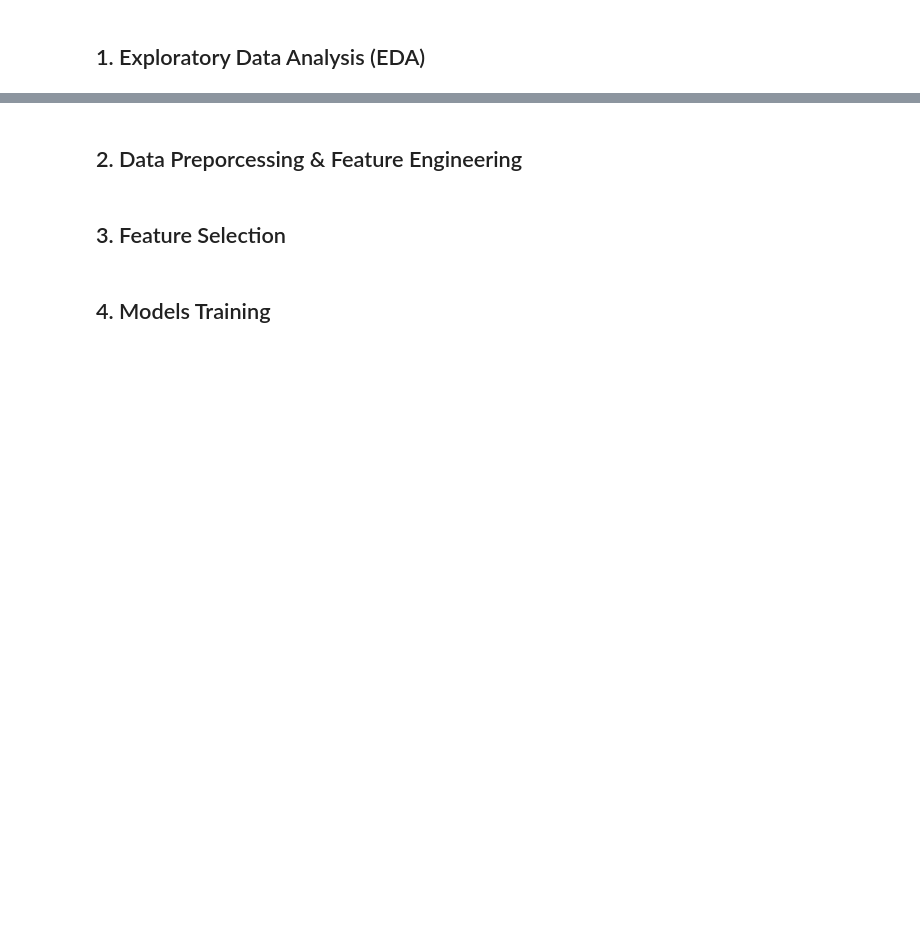
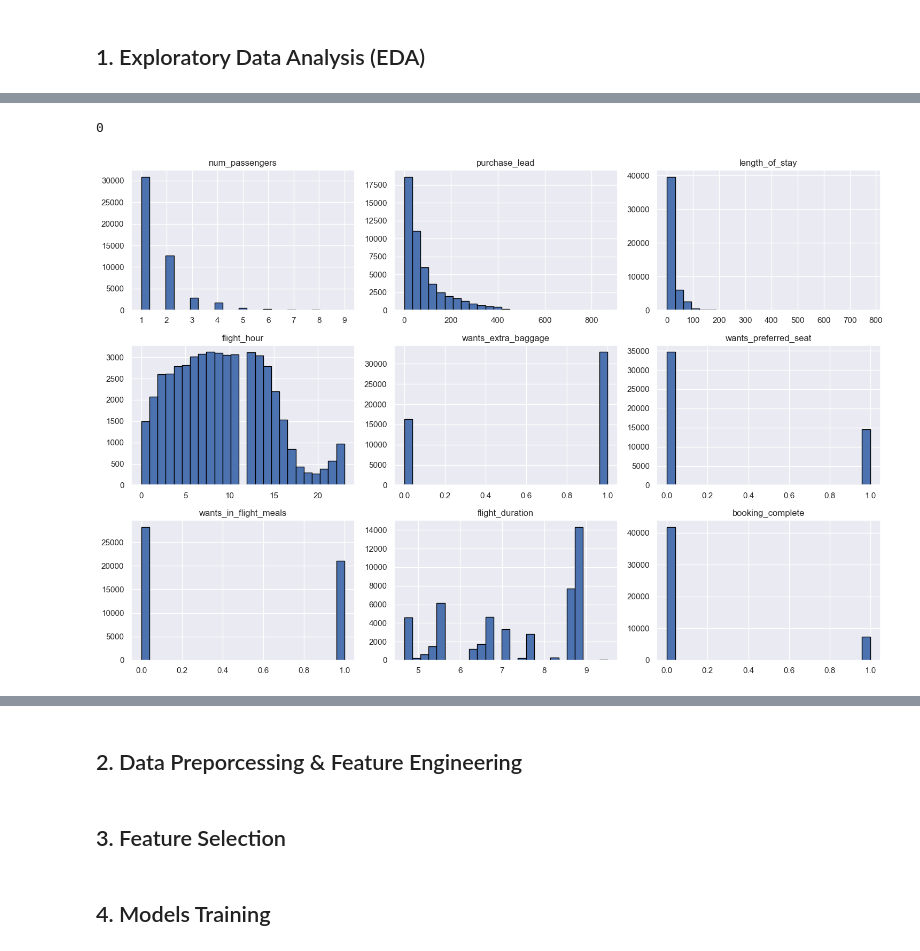
Before and after one commit to IchfanKurniawan/british-airways-intern-project-customer-prediction, a Jupyter notebook: code/british-airways-task-2.ipynb, the cells around one changed output, grey strips where cells are left out. Drawn from its saved outputs; the diff is of its cells as text; code cells hidden in the pictures; blank space fills up the shorter version.

```diff
--- a/code/british-airways-task-2.ipynb
+++ b/code/british-airways-task-2.ipynb
@@ -64,3 +70,18 @@ With your predictive model, it is important to interpret the results in order to
 ---
 # %% [markdown]
 ## <span id=1> 1. Exploratory Data Analysis (EDA)</span>
+# %%
+import numpy as np
+import pandas as pd
+import matplotlib.pyplot as plt
+import seaborn as sns
+import pickle
+import joblib
+
+pd.pandas.set_option('display.max_columns', None)
+pd.options.display.float_format = "{:.3f}".format
+sns.set()
+# %%
+original = pd.read_csv('..\dataset\customer_booking.csv', encoding='latin1')
+df = original.copy()
+df.head()
@@ -66,0 +231,26 @@ With your predictive model, it is important to interpret the results in order to
+# %%
+# df.duplicated().sum()
+# Note: duplication found
+# To do: drop duplication
+
+df.drop_duplicates(inplace=True)
+# %%
+df.duplicated().sum() # no more duplication
+# %% [output]
+0
+# %%
+# distribution of numerical columns
+
+df.hist(bins=25, figsize=(15,10), layout=(-1,3), edgecolor="black")
+plt.tight_layout();
+
+# Notes:
+    # outliers in 'num_passengers', 'purchase_lead', 'length_of_stay'
+    # imbalance target column
+
+# To do:
+    # let' see in bivariate analysis with the target column later
+    # for columns with outliers, let's bin them
+    # balance the target column
+# %% [output]
+[figure, added]
```
Also changed, not shown: parts of 12 cells of this notebook, 1 other file.
